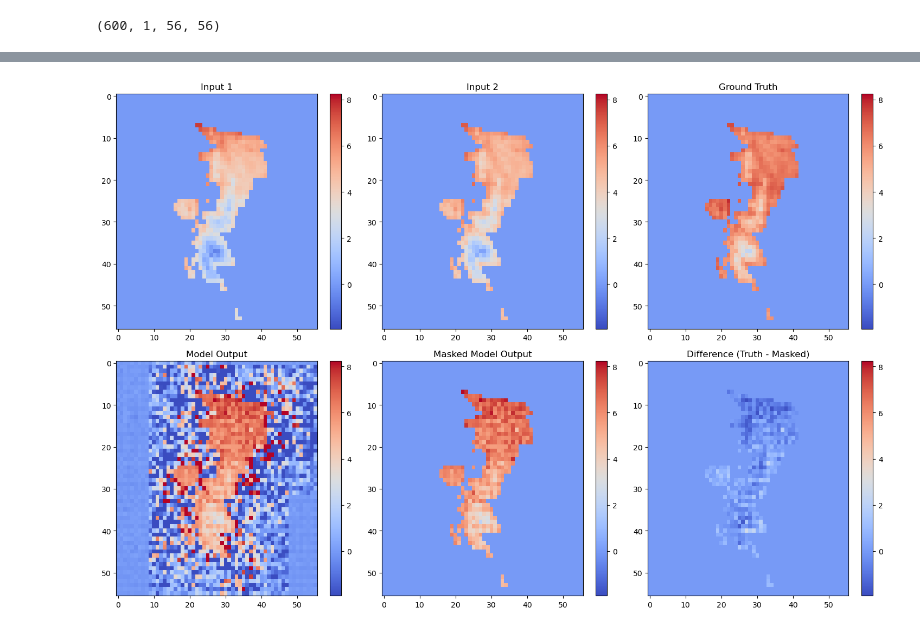
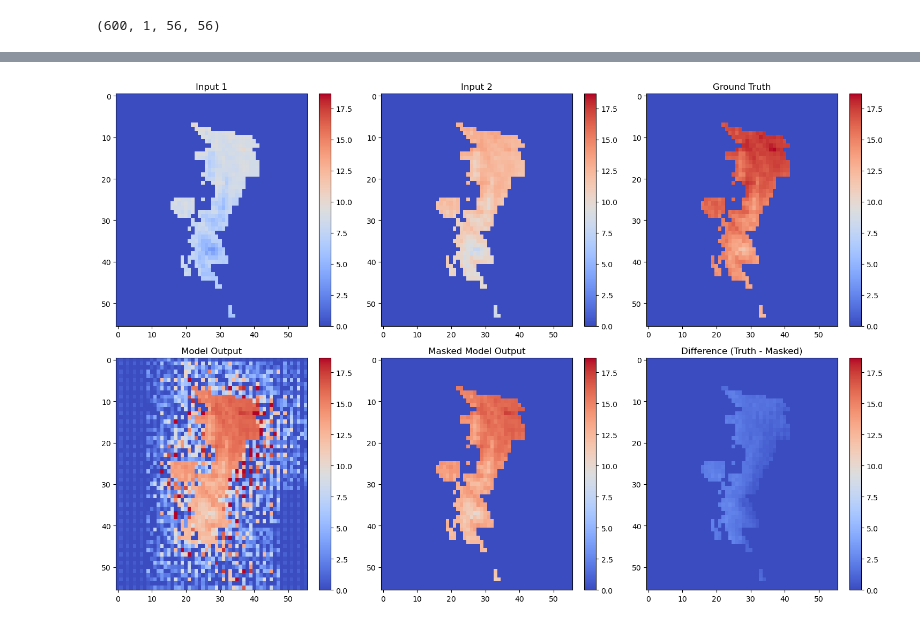
Before and after one commit to MetOffice/ai_data_readiness, a Jupyter notebook: examples/HadUK-Grid/HadUK-Grid_model.ipynb, the cells around one changed output, grey strips where cells are left out. Drawn from its saved outputs; the diff is of its cells as text; code cells hidden in the pictures.

```diff
--- a/examples/HadUK-Grid/HadUK-Grid_model.ipynb
+++ b/examples/HadUK-Grid/HadUK-Grid_model.ipynb
@@ -10,11 +10,10 @@ from tqdm import tqdm
 import matplotlib.pyplot as plt
 # %%
 # Determine the device to use
-cpu = True
-if torch.cuda.is_available() and not cpu:
+if torch.cuda.is_available():
     device = torch.device("cuda")
     print("Using CUDA device")
-elif torch.backends.mps.is_available() and not cpu:
+elif torch.backends.mps.is_available():
     device = torch.device("mps")
     print("Using MPS device")
 else:
@@ -34,8 +33,8 @@ combined_ds = xr.concat(datasets, dim='time')
 # Defining the config and hyperparameters
 config = {
     'time_step': 1,
-    'batch_size': 32,
-    'num_epochs': 20,
+    'batch_size': 16,
+    'num_epochs':50,
     'learning_rate': 1e-4,
     'test_size': 0.2,
 }
@@ -116,18 +115,18 @@ class CNNTimeSeriesForecast(nn.Module):
         super(CNNTimeSeriesForecast, self).__init__()
         self.conv1 = nn.Sequential(
             nn.Conv2d(input_size[0], 16, kernel_size=(3,3), stride=2, padding=(1, 1)),
-            # nn.BatchNorm2d(16),
-            # nn.ReLU()
+            nn.BatchNorm2d(16),
+            nn.ReLU()
         )
         self.conv2 = nn.Sequential(
             nn.Conv2d(16, 32, kernel_size=(3,3), stride=2, padding=1),
-            # nn.BatchNorm2d(32),
-            # nn.ReLU()
+            nn.BatchNorm2d(32),
+            nn.ReLU()
         )
         self.conv3 = nn.Sequential(
             nn.Conv2d(32, 64, kernel_size=(3,3), stride=2, padding=1),
-            # nn.BatchNorm2d(64),
-            # nn.ReLU()
+            nn.BatchNorm2d(64),
+            nn.ReLU()
         )
 
         self.flattened_size = self._get_flattened_size(input_size)
@@ -172,7 +171,7 @@ class CNNTimeSeriesForecast(nn.Module):
 
         return x
 
-dummy_input= next(iter(test_loader))[0]
+dummy_input= next(iter(test_loader))[0].to(device)
 model = CNNTimeSeriesForecast(input_size=dummy_input[0].shape).to(device)
 
 model(dummy_input).shape
@@ -286,7 +285,7 @@ masked_output = outputs * mask
 difference = labels - masked_output
 # %%
 # Visualise the input and output data
-sample_index = 0
+sample_index = 4
 vmin = min(features[sample_index].min(), labels[sample_index].min(), masked_output[sample_index].min(), difference[sample_index].min())
 vmax = max(features[sample_index].max(), labels[sample_index].max(), masked_output[sample_index].max(), difference[sample_index].max())
 
@@ -298,32 +297,31 @@ plt.title('Input 1')
 plt.colorbar()
 
 plt.subplot(2, 3, 2)
 plt.imshow(features[sample_index, 1], cmap='coolwarm', aspect='auto', vmin=vmin, vmax=vmax)
 plt.title('Input 2')
 plt.colorbar()
 
 plt.subplot(2, 3, 3)
 plt.imshow(labels[sample_index, 0], cmap='coolwarm', aspect='auto', vmin=vmin, vmax=vmax)
 plt.title('Ground Truth')
 plt.colorbar()
 
-# Plot model outputs, masked outputs, and difference on the second row
 plt.subplot(2, 3, 4)
 plt.imshow(outputs[sample_index, 0], cmap='coolwarm', aspect='auto', vmin=vmin, vmax=vmax)
 plt.title('Model Output')
 plt.colorbar()
 
 plt.subplot(2, 3, 5)
 plt.imshow(masked_output[sample_index, 0], cmap='coolwarm', aspect='auto', vmin=vmin, vmax=vmax)
 plt.title('Masked Model Output')
 plt.colorbar()
 
 plt.subplot(2, 3, 6)
 plt.imshow(difference[sample_index, 0], cmap='coolwarm', aspect='auto', vmin=vmin, vmax=vmax)
 plt.title('Difference (Truth - Masked)')
 plt.colorbar()
 
 plt.tight_layout()
 plt.show()
 # %% [output]
-[figure, old version]
+[figure, new version]
```
Also changed, not shown: parts of 4 cells of this notebook.
